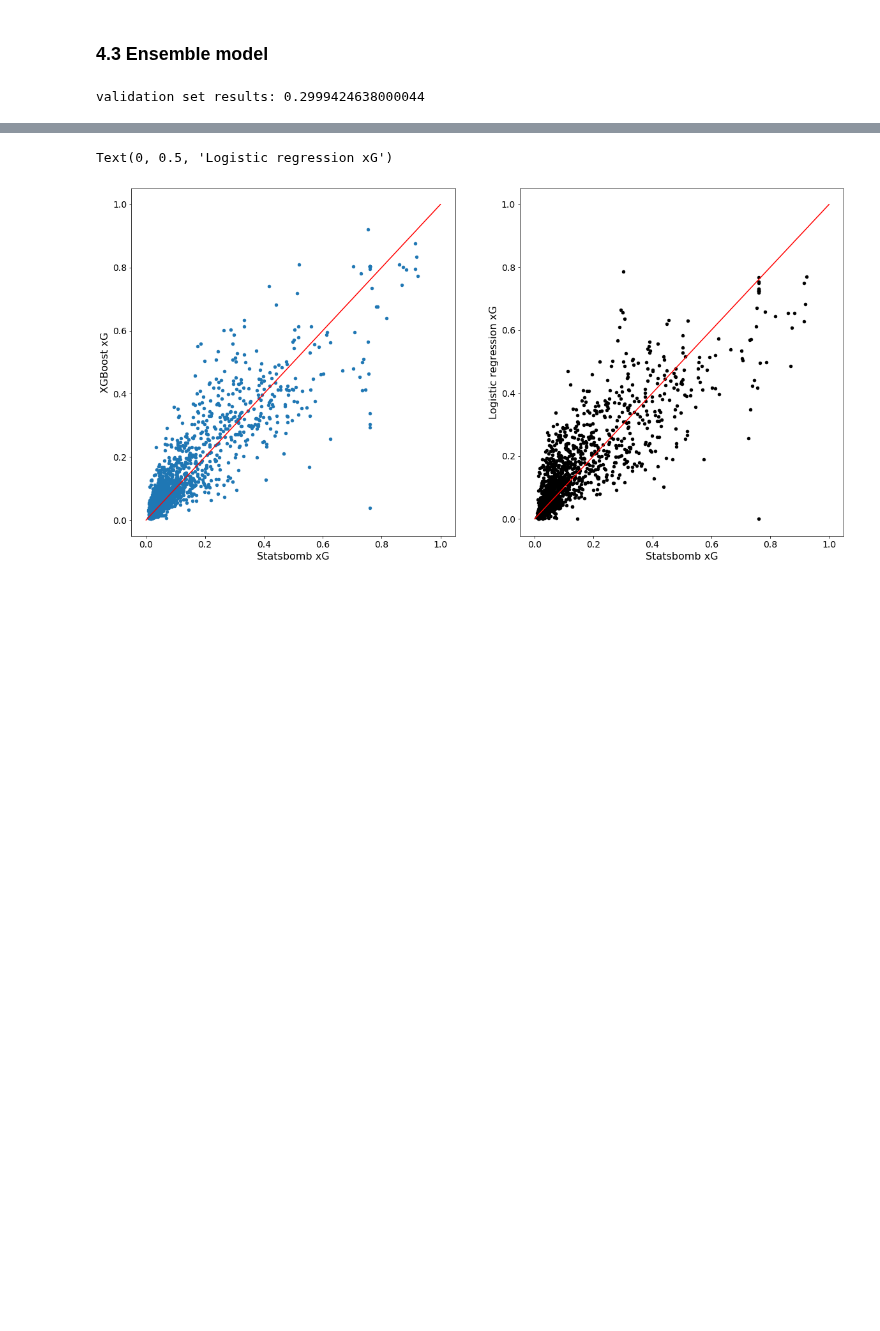
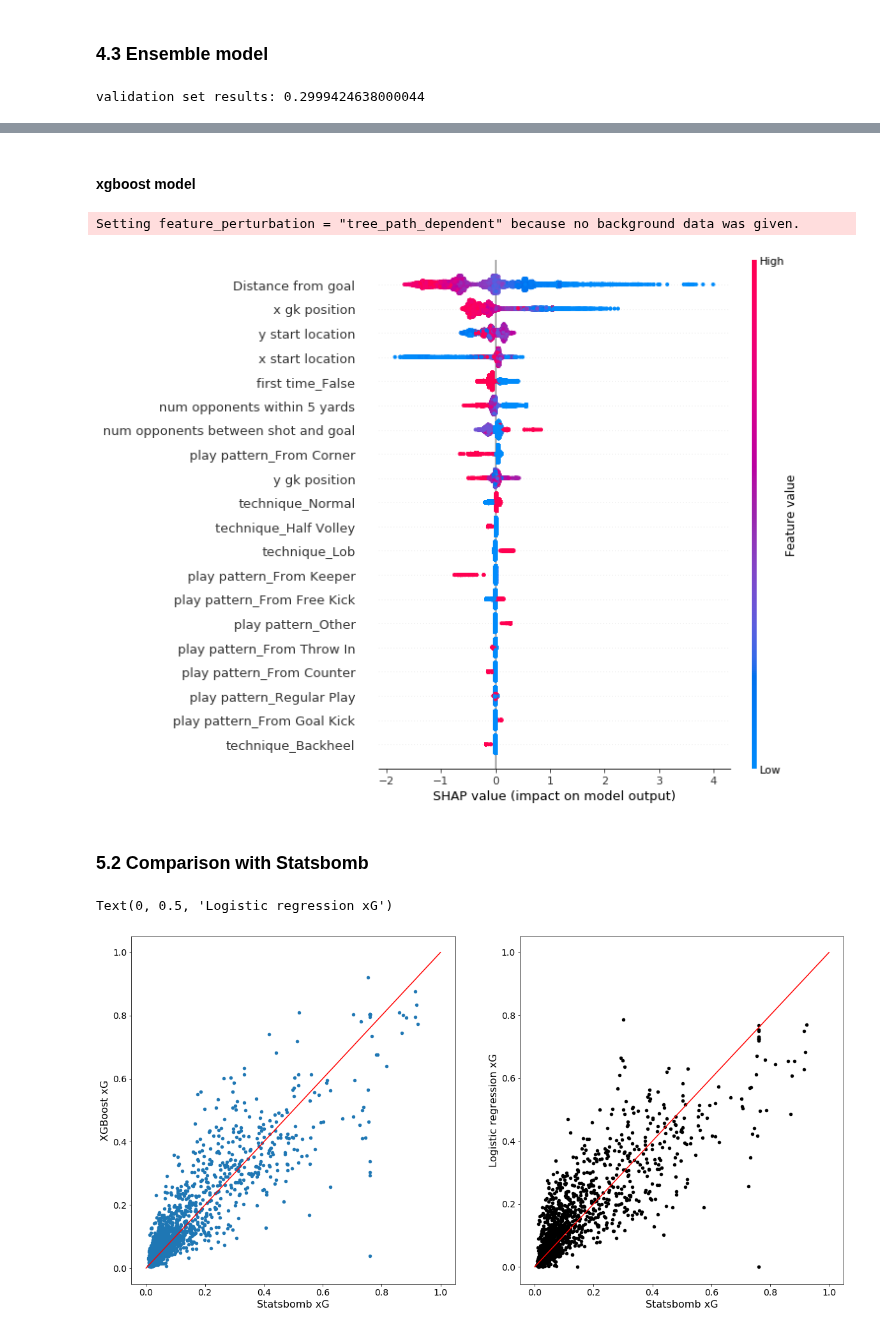
Before and after one commit to RobBlumberg/xg_model, a Jupyter notebook: src/xg_model.ipynb, the cells around one changed output, grey strips where cells are left out. Cells and saved outputs as stored; diff of their text form; code cells hidden in the pictures; blank space fills up the shorter version.

Commit message:
Added model interpretation section

```diff
--- a/src/xg_model.ipynb
+++ b/src/xg_model.ipynb
@@ -829,3 +857,15 @@ validation set results: 0.2999424638000044
+# %% [markdown]
+#### xgboost model
+# %%
+xgb = cv_results["xgboost"][1]
+explainer = shap.TreeExplainer(xgb)
+shap_values = explainer.shap_values(X_train_preprocessed)
+shap.summary_plot(shap_values, X_train_preprocessed, feature_names = all_features_transformed)
+# %% [output]
+Setting feature_perturbation = "tree_path_dependent" because no background data was given.
+[figure, added]
+# %% [markdown]
+### 5.2 Comparison with Statsbomb
 # %%
 y_valid_pred_xgb = validation_set_predictions["xgboost"]
 y_valid_pred_lr = validation_set_predictions["logistic reg"]
```
Also changed, not shown: parts of 4 cells of this notebook.
